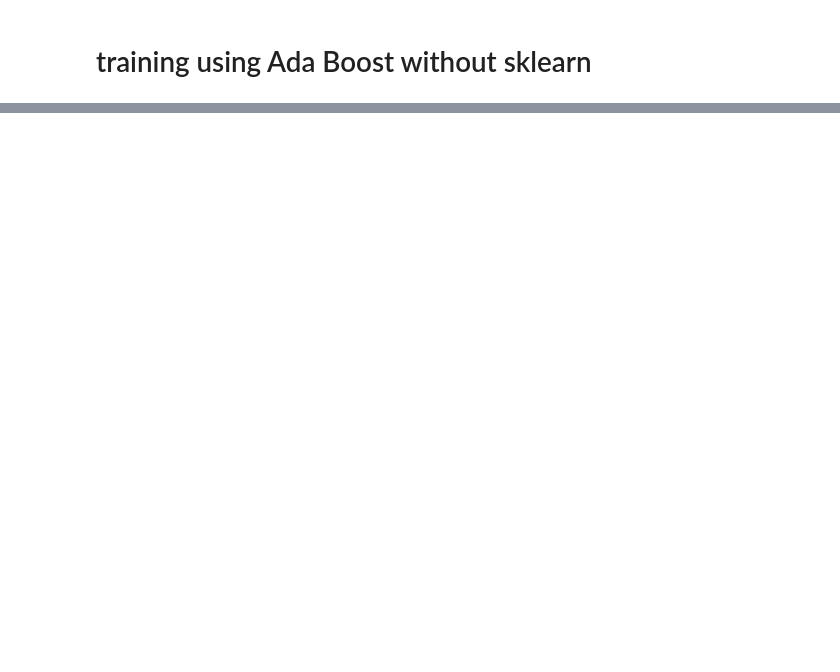
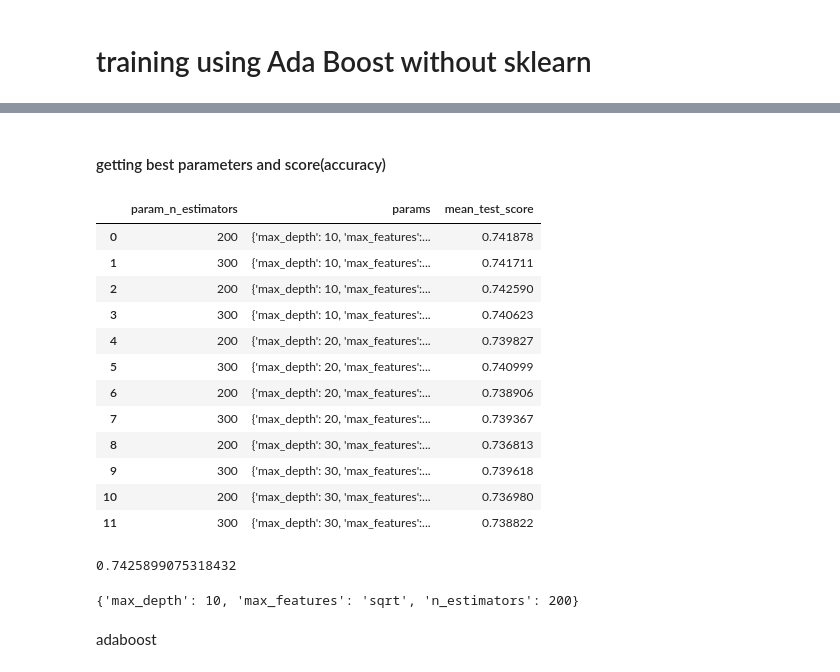
Before and after one commit to Alih111/M.L-smokers-dataset-, a Jupyter notebook: Ensembles.ipynb, the cells around one changed output, grey strips where cells are left out. Drawn from its saved outputs; the diff is of its cells as text; code cells hidden in the pictures; blank space fills up the shorter version.

```diff
--- a/Ensembles.ipynb
+++ b/Ensembles.ipynb
@@ -1,7 +8,2 @@
 # %% [markdown]
 # import the dataset
-# %%
-import pandas as pd
-
-df = pd.read_csv("your_data.csv")
-df.head()
@@ -353,0 +701,46 @@ Accuracy : 0.6327924850555081
+# %%
+from sklearn.model_selection import RandomizedSearchCV
+from sklearn.tree import DecisionTreeClassifier
+result = RandomizedSearchCV(
+   RandomForestClassifier(base_learner=DecisionTreeClassifier,n_estimators=100), {
+
+        'n_estimators': [200,300],
+        'max_depth':  [10,20,30],
+        'max_features':  ['log2','sqrt']
+
+    },
+    cv = 5,return_train_score = False,
+    n_iter = 5, #number of random combinations of hyperparameters that will be tried
+    n_jobs=-1
+)
+
+result.fit(X_valid,Y_valid)
+result.cv_results_
+# %% [markdown]
+<h4>getting best parameters and score(accuracy)</h4>
+# %%
+pd.DataFrame(result.cv_results_)[['param_n_estimators','params','mean_test_score']]
+# %% [output]
+|  | param_n_estimators | params | mean_test_score |
+| 0 | 200 | {'max_depth': 10, 'max_features':... | 0.741878 |
+| 1 | 300 | {'max_depth': 10, 'max_features':... | 0.741711 |
+| 2 | 200 | {'max_depth': 10, 'max_features':... | 0.742590 |
+| 3 | 300 | {'max_depth': 10, 'max_features':... | 0.740623 |
+| 4 | 200 | {'max_depth': 20, 'max_features':... | 0.739827 |
+| 5 | 300 | {'max_depth': 20, 'max_features':... | 0.740999 |
+| 6 | 200 | {'max_depth': 20, 'max_features':... | 0.738906 |
+| 7 | 300 | {'max_depth': 20, 'max_features':... | 0.739367 |
+| 8 | 200 | {'max_depth': 30, 'max_features':... | 0.736813 |
+| 9 | 300 | {'max_depth': 30, 'max_features':... | 0.739618 |
+| 10 | 200 | {'max_depth': 30, 'max_features':... | 0.736980 |
+| 11 | 300 | {'max_depth': 30, 'max_features':... | 0.738822 |
+# %%
+result.best_score_
+# %% [output]
+0.7425899075318432
+# %%
+result.best_params_
+# %% [output]
+{'max_depth': 10, 'max_features': 'sqrt', 'n_estimators': 200}
+# %% [markdown]
+<p>adaboost</p>
```
Also changed, not shown: parts of 67 cells of this notebook, 1 other file.
